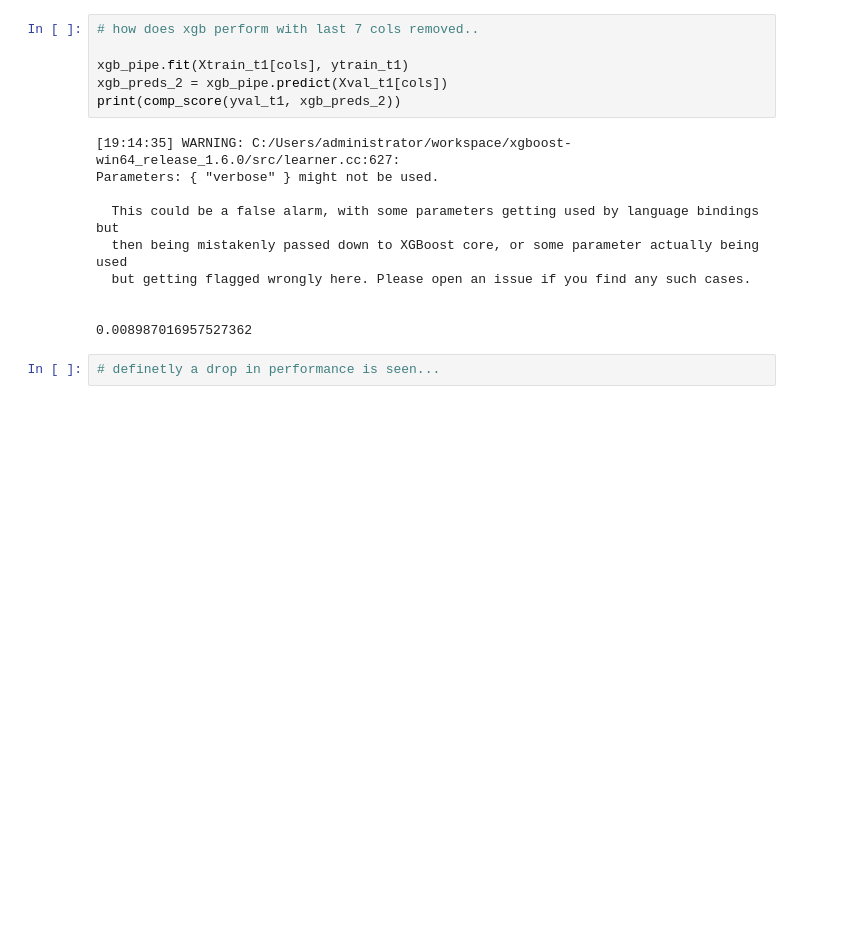
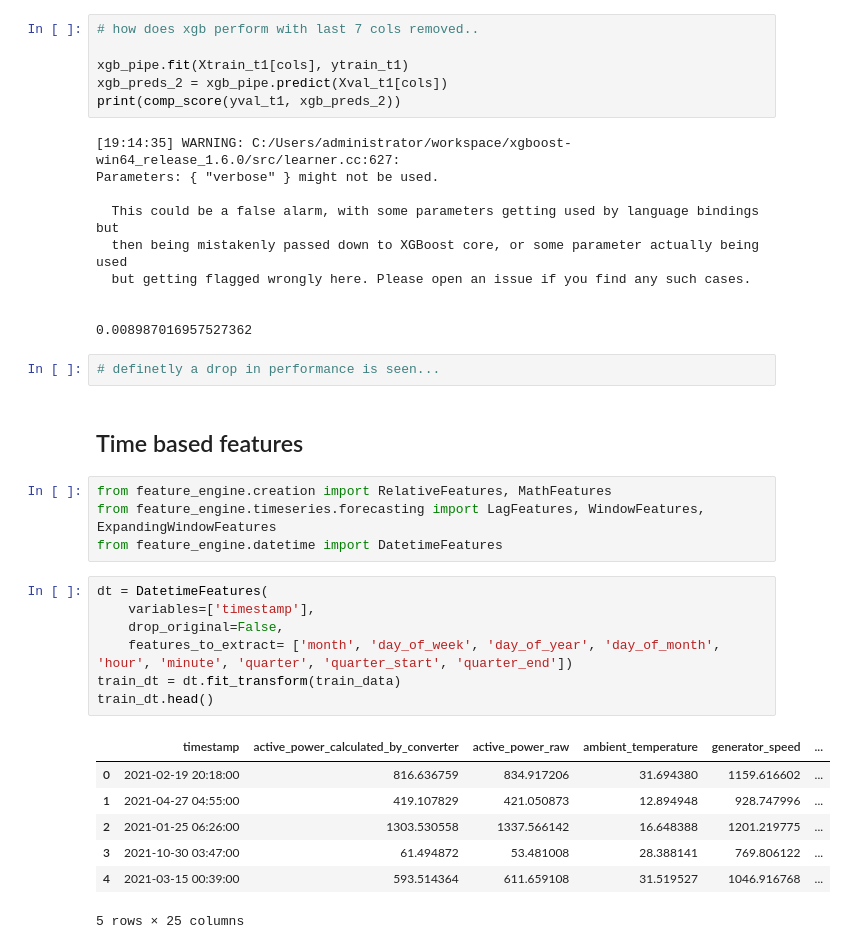
Before and after one commit to k-loki/re_new-machinehack, a Jupyter notebook: notebooks/ft_sel.ipynb, the cells around one changed output. Saved outputs shown, nothing was run; the diff lists cells and outputs as text; blank space fills up the shorter version.

Commit message:
gen time_based fts-1

```diff
--- a/notebooks/ft_sel.ipynb
+++ b/notebooks/ft_sel.ipynb
@@ -333,3 +333,24 @@ Parameters: { "verbose" } might not be used.
 0.008987016957527362
 # %%
 # definetly a drop in performance is seen...
+# %% [markdown]
+## Time based features
+# %%
+from feature_engine.creation import RelativeFeatures, MathFeatures
+from feature_engine.timeseries.forecasting import LagFeatures, WindowFeatures, ExpandingWindowFeatures
+from feature_engine.datetime import DatetimeFeatures
+# %%
+dt = DatetimeFeatures(
+    variables=['timestamp'],
+    drop_original=False,
+    features_to_extract= ['month', 'day_of_week', 'day_of_year', 'day_of_month', 'hour', 'minute', 'quarter', 'quarter_start', 'quarter_end'])
+train_dt = dt.fit_transform(train_data)
+train_dt.head()
+# %% [output]
+|  | timestamp | active_power_calculated_by_converter | active_power_raw | ambient_temperature | generator_speed | ... |
+| 0 | 2021-02-19 20:18:00 | 816.636759 | 834.917206 | 31.694380 | 1159.616602 | ... |
+| 1 | 2021-04-27 04:55:00 | 419.107829 | 421.050873 | 12.894948 | 928.747996 | ... |
+| 2 | 2021-01-25 06:26:00 | 1303.530558 | 1337.566142 | 16.648388 | 1201.219775 | ... |
+| 3 | 2021-10-30 03:47:00 | 61.494872 | 53.481008 | 28.388141 | 769.806122 | ... |
+| 4 | 2021-03-15 00:39:00 | 593.514364 | 611.659108 | 31.519527 | 1046.916768 | ... |
+5 rows × 25 columns
```
Also changed, not shown: parts of 8 cells of this notebook.
